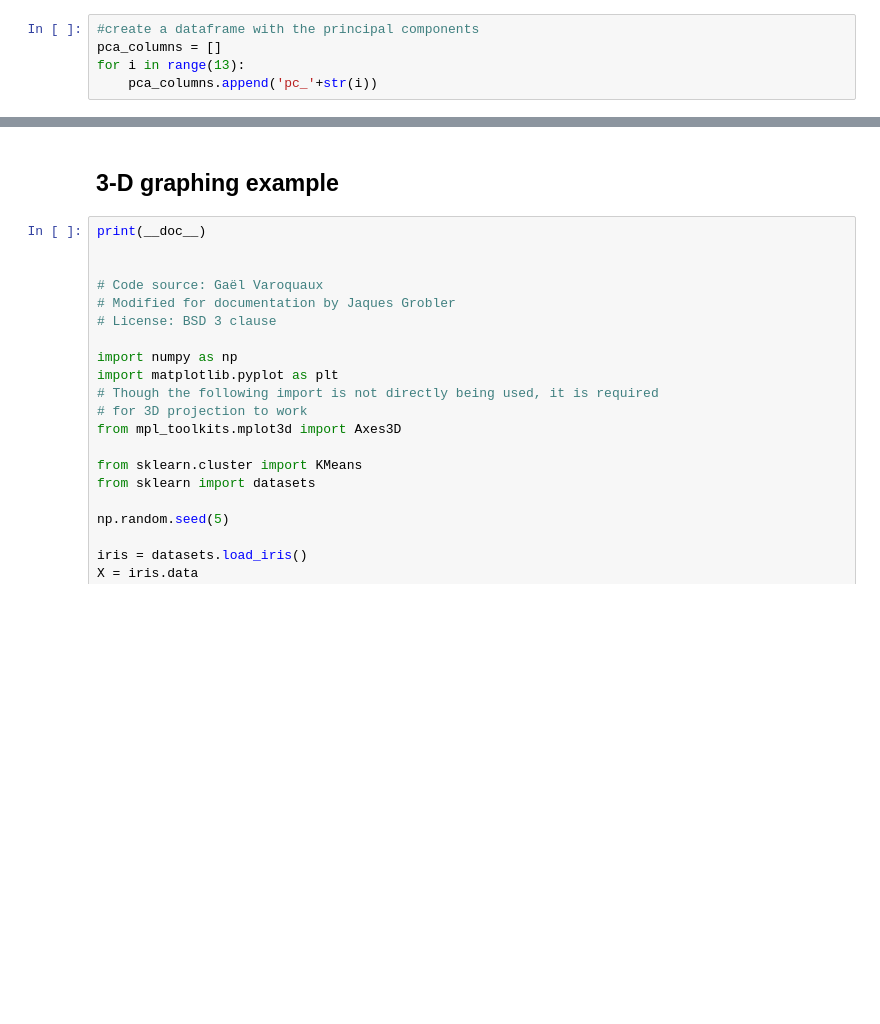
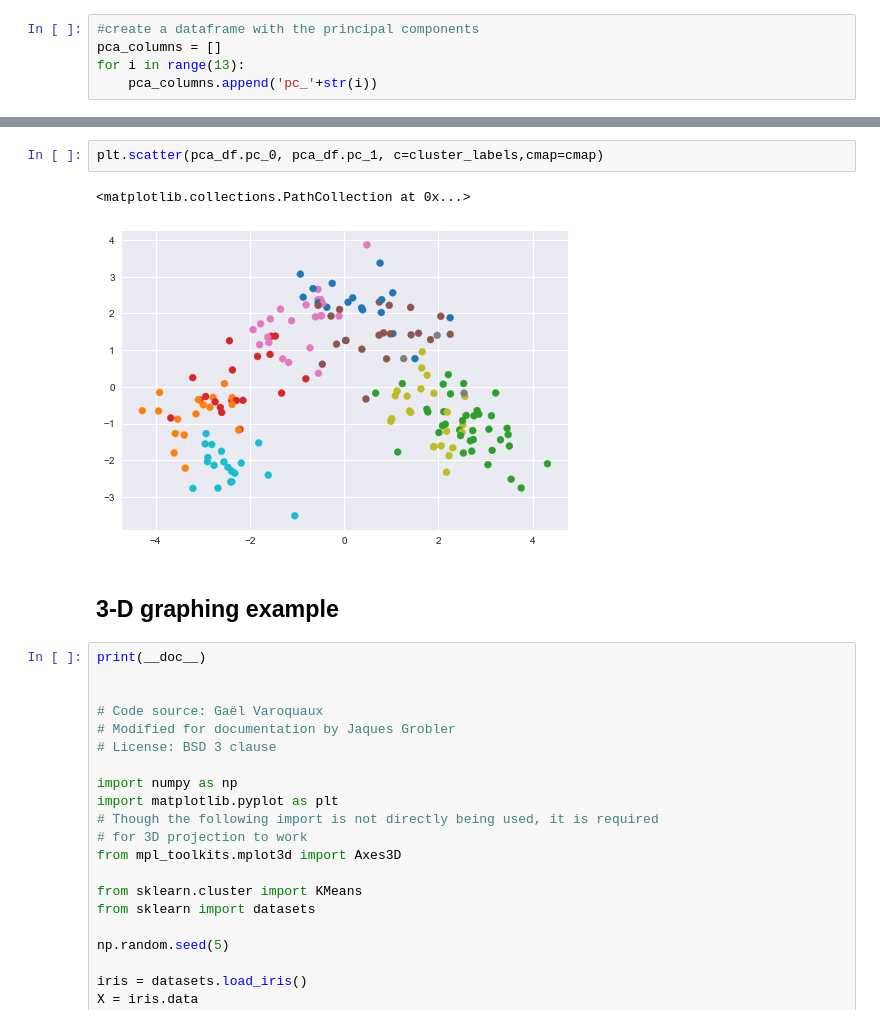
Before and after one commit to jmt0221/nyc-mhtn-ds-082619-lectures, a Jupyter notebook: Mod_6/Clustering/Kmeans_Clustering-Copy1.ipynb, the cells around one changed output, grey strips where cells are left out. Cells and saved outputs as stored; diff of their text form; blank space fills up the shorter version.

```diff
--- a/Mod_6/Clustering/Kmeans_Clustering-Copy1.ipynb
+++ b/Mod_6/Clustering/Kmeans_Clustering-Copy1.ipynb
@@ -540,6 +541,11 @@ for i in range(13):
 #graph the clusters by the principal components
 pca_df = pd.DataFrame(data = principalComponents,
                            columns = pca_columns)
+# %%
+plt.scatter(pca_df.pc_0, pca_df.pc_1, c=cluster_labels,cmap=cmap)
+# %% [output]
+<matplotlib.collections.PathCollection at 0x...>
+[figure, added]
 # %% [markdown]
 ## 3-D graphing example
 # %%
```
Also changed, not shown: parts of 13 cells of this notebook, 1 other file.
